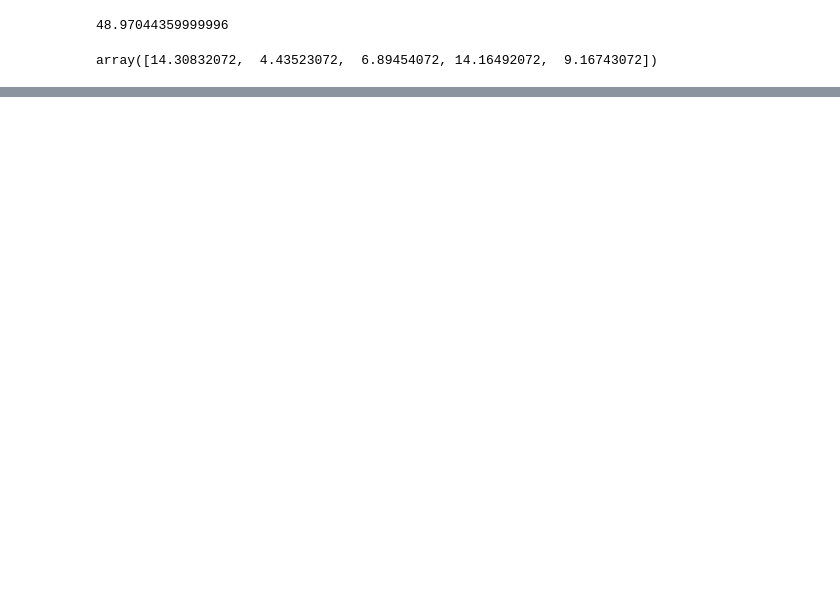
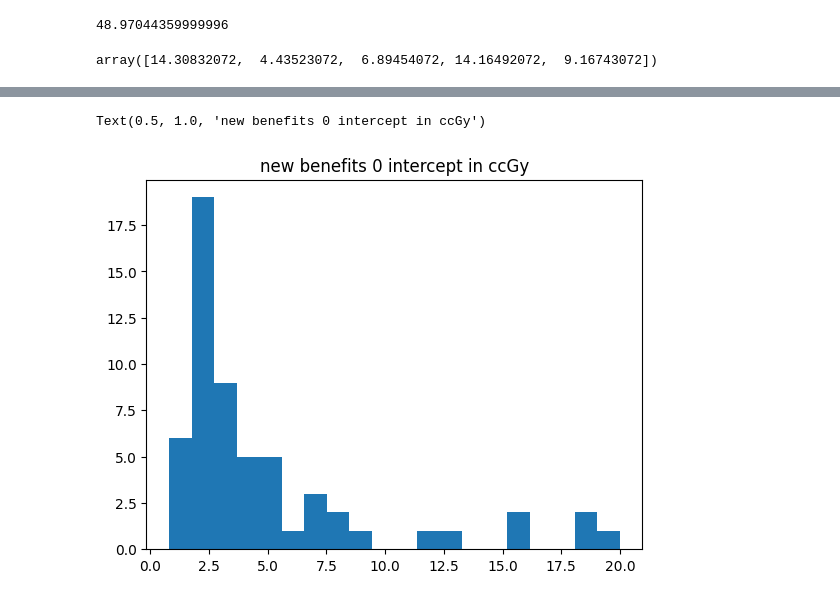
Before and after one commit to YoelPH/Overlap_adaptfx, a Jupyter notebook: new_algo_check.ipynb, the cells around one changed output, grey strips where cells are left out. Cells and saved outputs as stored; diff of their text form; code cells hidden in the pictures; blank space fills up the shorter version.

```diff
--- a/new_algo_check.ipynb
+++ b/new_algo_check.ipynb
@@ -57,0 +521,6 @@ array([14.30832072,  4.43523072,  6.89454072, 14.16492072,  9.16743072])
+# %%
+plt.hist(new_benefits, bins = 20)
+plt.title('new benefits 0 intercept in ccGy')
+# %% [output]
+Text(0.5, 1.0, 'new benefits 0 intercept in ccGy')
+[figure, added]
```
Also changed, not shown: parts of 23 cells of this notebook, 2 other files.
